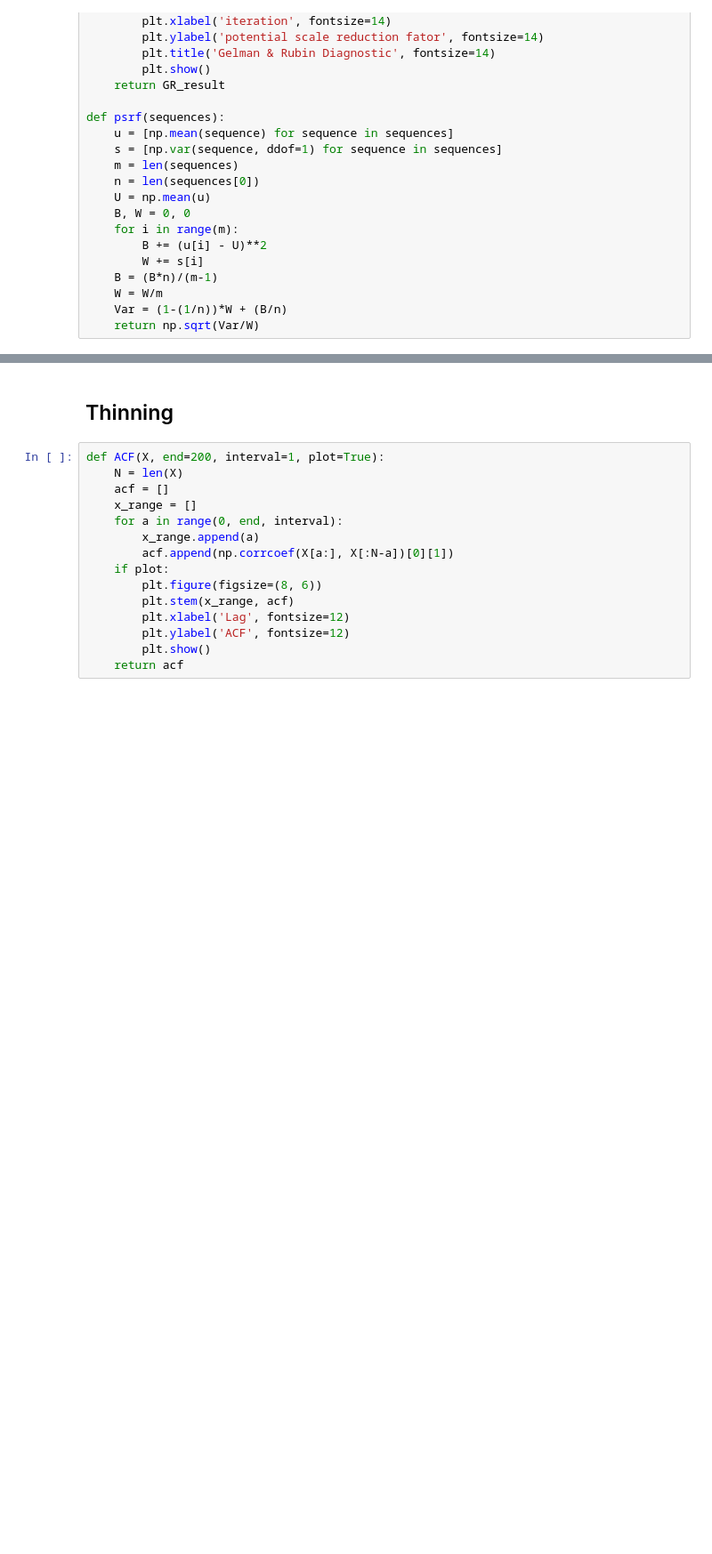
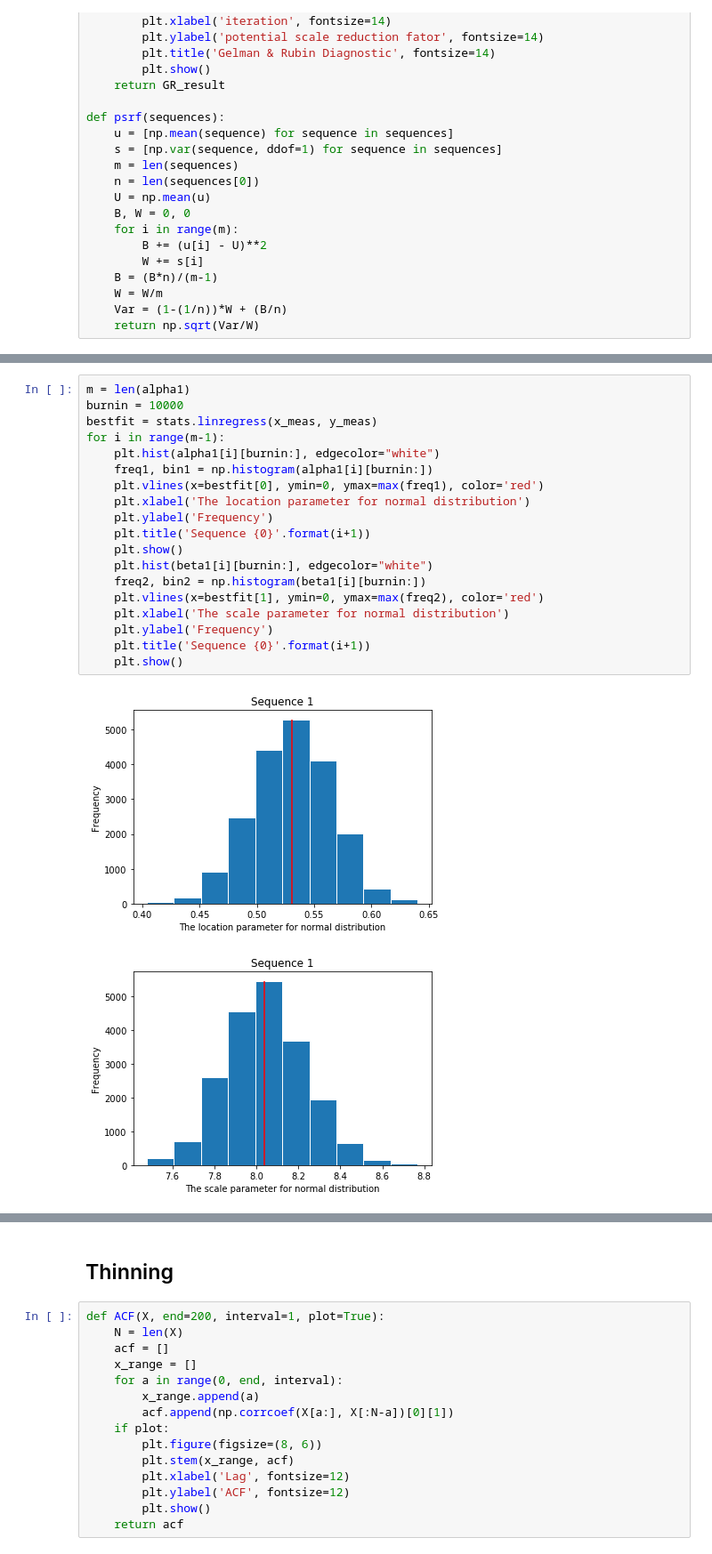
Before and after one commit to MingxuanZhang/MCMC_Tutorial, a Jupyter notebook: tutorial/part1/mcmc_tutorial_part1_new_version.ipynb, the cells around one changed output, grey strips where cells are left out. Shown: that part at 89% size. Drawn from its saved outputs; the diff is of its cells as text; blank space fills up the shorter version.

```diff
--- a/tutorial/part1/mcmc_tutorial_part1_new_version.ipynb
+++ b/tutorial/part1/mcmc_tutorial_part1_new_version.ipynb
@@ -270,0 +261,22 @@ GR_beta = GR_diag(beta, interval=50)
+# %%
+m = len(alpha1)
+burnin = 10000
+bestfit = stats.linregress(x_meas, y_meas)
+for i in range(m-1):
+    plt.hist(alpha1[i][burnin:], edgecolor="white")
+    freq1, bin1 = np.histogram(alpha1[i][burnin:])
+    plt.vlines(x=bestfit[0], ymin=0, ymax=max(freq1), color='red')
+    plt.xlabel('The location parameter for normal distribution')
+    plt.ylabel('Frequency')
+    plt.title('Sequence {0}'.format(i+1))
+    plt.show()
+    plt.hist(beta1[i][burnin:], edgecolor="white")
+    freq2, bin2 = np.histogram(beta1[i][burnin:])
+    plt.vlines(x=bestfit[1], ymin=0, ymax=max(freq2), color='red')
+    plt.xlabel('The scale parameter for normal distribution')
+    plt.ylabel('Frequency')
+    plt.title('Sequence {0}'.format(i+1))
+    plt.show()
+# %% [output]
+[figure, added]
+[figure, added]
```
Also changed, not shown: parts of 28 cells of this notebook, 6 other files.
